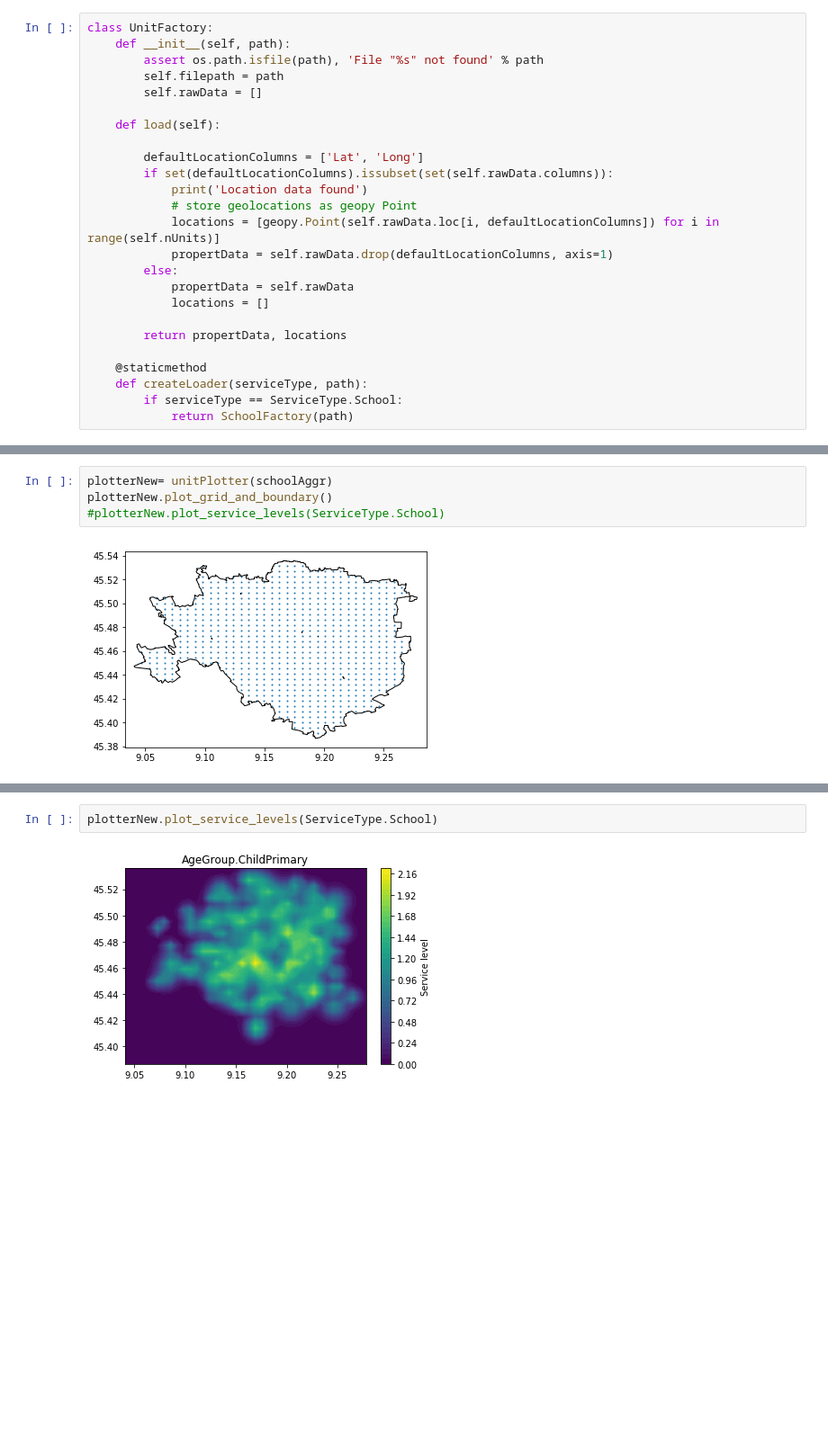
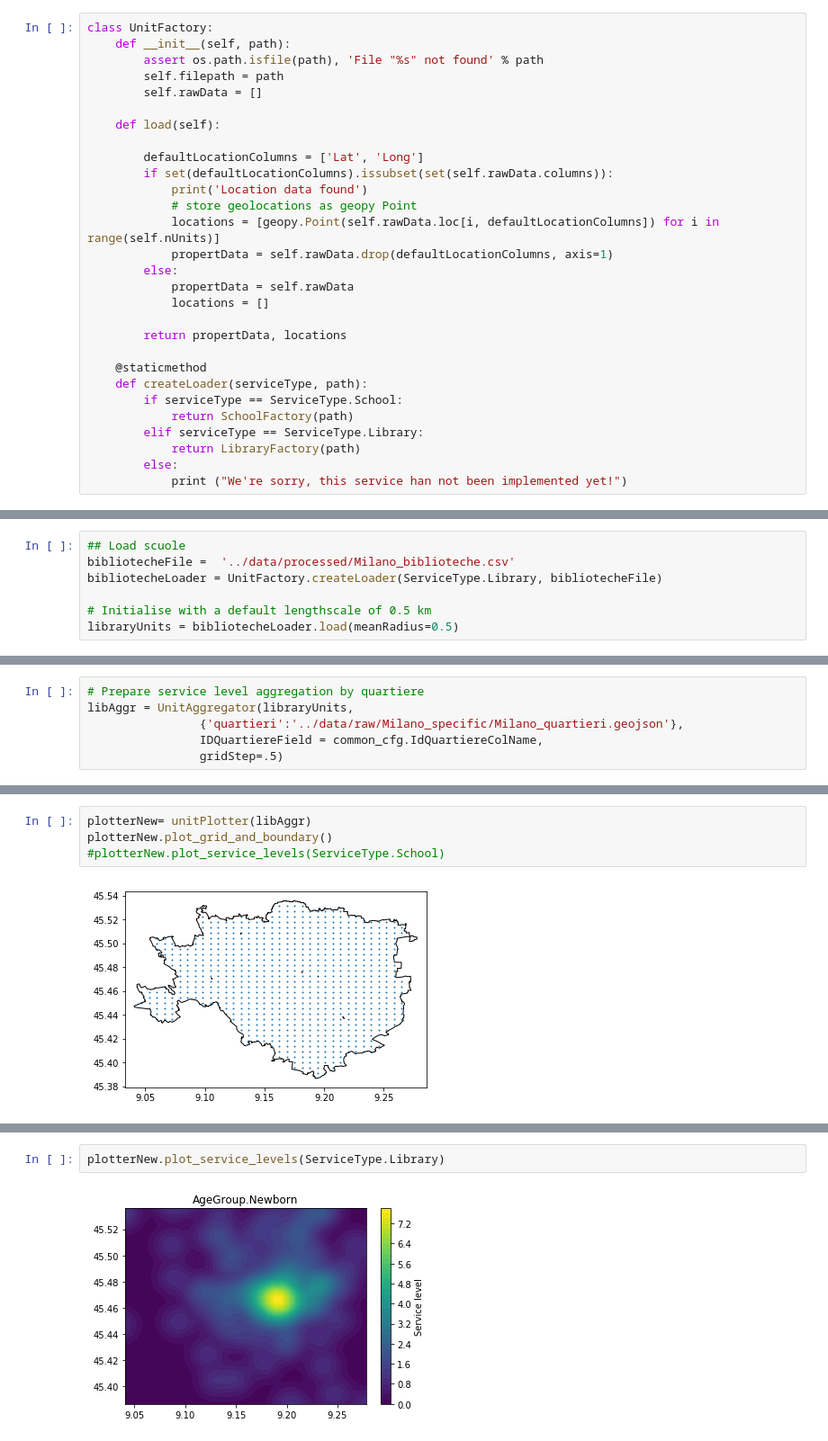
Before and after one commit to italia/daf-mappa-quartiere, a Jupyter notebook: notebooks/CityServicesModel.ipynb, the cells around one changed output, grey strips where cells are left out. Shown at 90% size. Cells and saved outputs as stored; diff of their text form; blank space fills up the shorter version.

Commit message:
[add] file biblio milano e torino

```diff
--- a/notebooks/CityServicesModel.ipynb
+++ b/notebooks/CityServicesModel.ipynb
@@ -158,6 +145,10 @@ class UnitFactory:
     def createLoader(serviceType, path):
         if serviceType == ServiceType.School:
             return SchoolFactory(path)
+        elif serviceType == ServiceType.Library:
+            return LibraryFactory(path)
+        else:
+            print ("We're sorry, this service han not been implemented yet!")
 # %%
 class SchoolFactory(UnitFactory):
 
@@ -271,0 +261,7 @@ Location data found
+# %%
+## Load scuole
+bibliotecheFile =  '../data/processed/Milano_biblioteche.csv'
+bibliotecheLoader = UnitFactory.createLoader(ServiceType.Library, bibliotecheFile)
+
+# Initialise with a default lengthscale of 0.5 km
+libraryUnits = bibliotecheLoader.load(meanRadius=0.5)
@@ -391,6 +389,12 @@ schoolAggr = UnitAggregator(schoolUnits,
                 {'quartieri':'../data/raw/Milano_specific/Milano_quartieri.geojson'},
                 IDQuartiereField = common_cfg.IdQuartiereColName,
                 gridStep=.5)
+# %%
+# Prepare service level aggregation by quartiere
+libAggr = UnitAggregator(libraryUnits,
+                {'quartieri':'../data/raw/Milano_specific/Milano_quartieri.geojson'},
+                IDQuartiereField = common_cfg.IdQuartiereColName,
+                gridStep=.5)
 # %%
 ## Plot tools
 from descartes import PolygonPatch
@@ -441,7 +445,7 @@ class unitPlotter:
 
         return None
 # %%
-plotterNew= unitPlotter(schoolAggr)
+plotterNew= unitPlotter(libAggr)
 plotterNew.plot_grid_and_boundary()
 #plotterNew.plot_service_levels(ServiceType.School)
 # %% [output]
@@ -503,4 +467,4 @@ outtest
 # %%
-plotterNew.plot_service_levels(ServiceType.School)
+plotterNew.plot_service_levels(ServiceType.Library)
 # %% [output]
-[figure, old version]
+[figure, new version]
```
Also changed, not shown: parts of 9 cells of this notebook, 4 other files.
